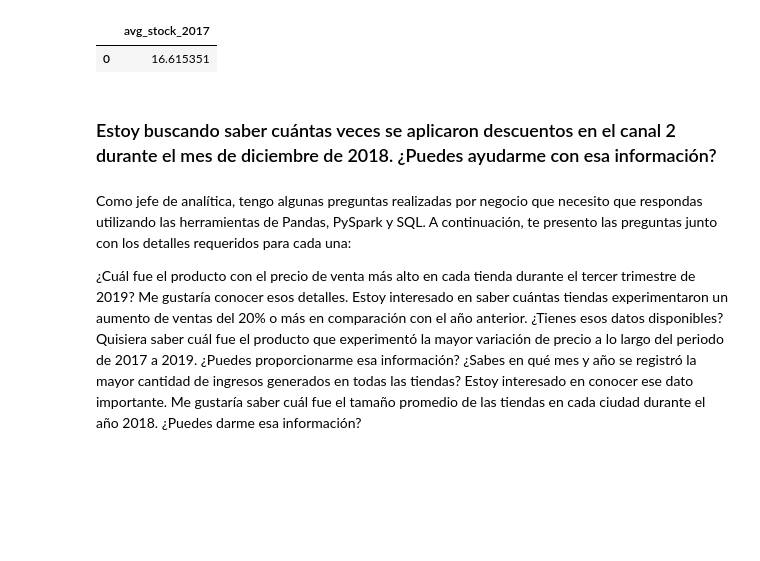
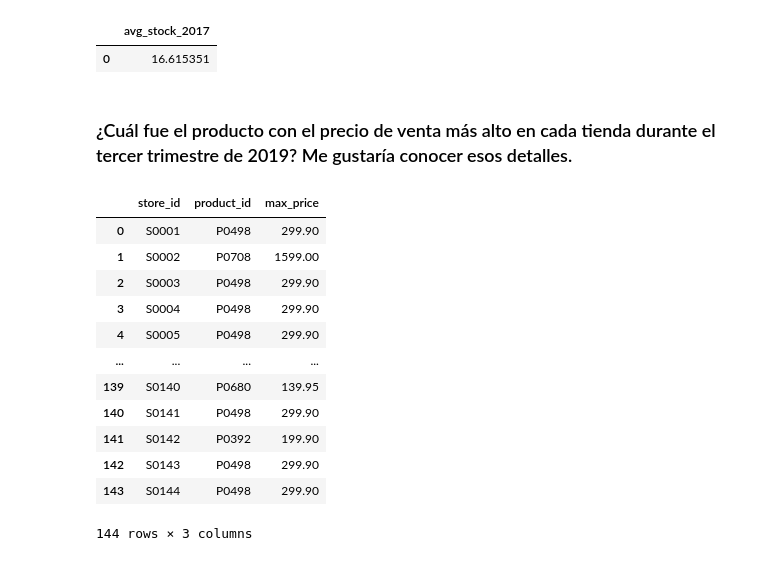
Before and after one commit to andreslunaa/onboarding-sql, a Jupyter notebook: analisis_sqlalchemy.ipynb, the cells around one changed output. Saved outputs shown, nothing was run; the diff lists cells and outputs as text; code cells hidden in the pictures; blank space fills up the shorter version.

```diff
--- a/analisis_sqlalchemy.ipynb
+++ b/analisis_sqlalchemy.ipynb
@@ -217,16 +217,39 @@ result
 # %% [output]
 |  | avg_stock_2017 |
 | 0 | 16.615351 |
-# %% [markdown]
-### Estoy buscando saber cuántas veces se aplicaron descuentos en el canal 2 durante el mes de diciembre de 2018. ¿Puedes ayudarme con esa información?
-# %% [markdown]
-Como jefe de analítica, tengo algunas preguntas realizadas por negocio que necesito que respondas utilizando las herramientas de Pandas, PySpark y SQL. A continuación, te presento las preguntas junto con los detalles requeridos para cada una:
-
-
-
-
-¿Cuál fue el producto con el precio de venta más alto en cada tienda durante el tercer trimestre de 2019? Me gustaría conocer esos detalles.
-Estoy interesado en saber cuántas tiendas experimentaron un aumento de ventas del 20% o más en comparación con el año anterior. ¿Tienes esos datos disponibles?
-Quisiera saber cuál fue el producto que experimentó la mayor variación de precio a lo largo del periodo de 2017 a 2019. ¿Puedes proporcionarme esa información?
-¿Sabes en qué mes y año se registró la mayor cantidad de ingresos generados en todas las tiendas? Estoy interesado en conocer ese dato importante.
-Me gustaría saber cuál fue el tamaño promedio de las tiendas en cada ciudad durante el año 2018. ¿Puedes darme esa información?
+# %% [markdown]
+### ¿Cuál fue el producto con el precio de venta más alto en cada tienda durante el tercer trimestre de 2019? Me gustaría conocer esos detalles.
+# %%
+query = """
+WITH ventas_producto AS (
+    SELECT
+        store_id,
+        product_id,
+        MAX(price) AS max_price
+    FROM sales
+    WHERE anio = '2019'
+    AND CAST(mes AS INTEGER) BETWEEN 7 AND 9
+    GROUP BY store_id
+)
+
+SELECT *
+FROM ventas_producto
+ORDER BY store_id
+"""
+
+result = pd.read_sql_query(query, engine)
+result
+# %% [output]
+|  | store_id | product_id | max_price |
+| 0 | S0001 | P0498 | 299.90 |
+| 1 | S0002 | P0708 | 1599.00 |
+| 2 | S0003 | P0498 | 299.90 |
+| 3 | S0004 | P0498 | 299.90 |
+| 4 | S0005 | P0498 | 299.90 |
+| ... | ... | ... | ... |
+| 139 | S0140 | P0680 | 139.95 |
+| 140 | S0141 | P0498 | 299.90 |
+| 141 | S0142 | P0392 | 199.90 |
+| 142 | S0143 | P0498 | 299.90 |
+| 143 | S0144 | P0498 | 299.90 |
+144 rows × 3 columns
```
Also changed, not shown: parts of 9 cells of this notebook.
